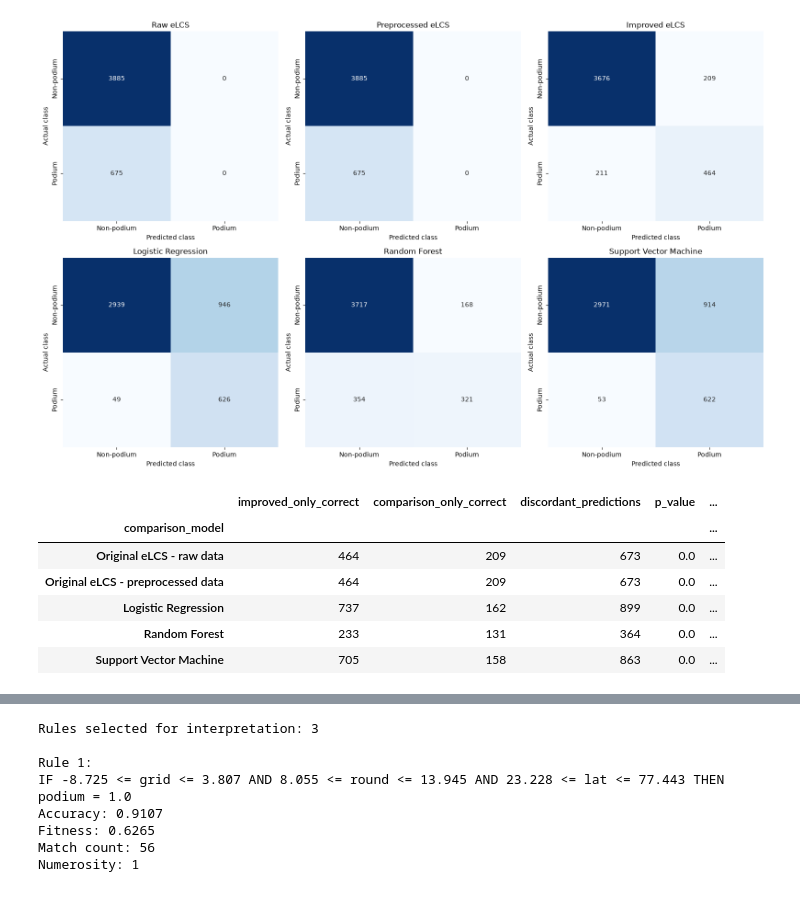
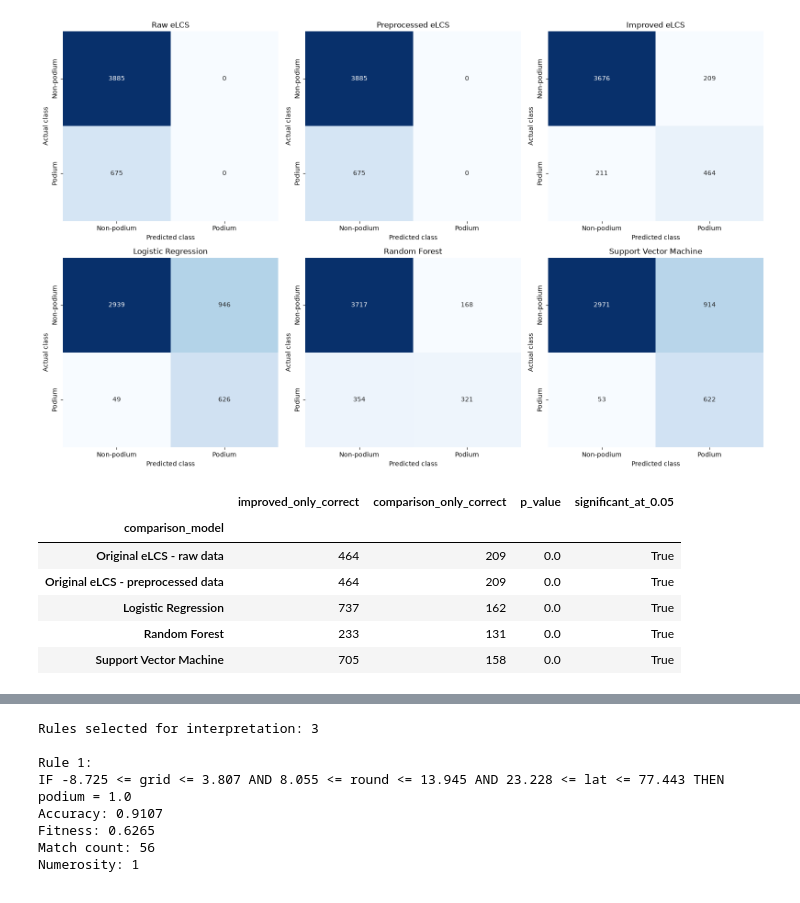
Before and after one commit to aarongoel22/Apex-Predictors-Phase-2, a Jupyter notebook: Apex_Predictors_Phase2_24257694.ipynb, the cells around one changed output, grey strips where cells are left out. Drawn from its saved outputs; the diff is of its cells as text; code cells hidden in the pictures.

```diff
--- a/Apex_Predictors_Phase2_24257694.ipynb
+++ b/Apex_Predictors_Phase2_24257694.ipynb
@@ -2611,49 +2224,43 @@ def exact_mcnemar_test(
     }
 # %%
-# Compare improved eLCS with every alternative system
-models_for_statistical_comparison = {
+# Compare improved eLCS with every alternative model
+comparison_predictions = {
     "Original eLCS - raw data":
         raw_elcs_predictions,
 
     "Original eLCS - preprocessed data":
         processed_elcs_predictions,
 
     **conventional_predictions
 }
 
-statistical_test_records = []
+mcnemar_records = []
 
-# Run one paired test for every comparison model
-for comparison_name, predictions in (
-    models_for_statistical_comparison.items()
+for model_name, predictions in (
+    comparison_predictions.items()
 ):
-    test_result = exact_mcnemar_test(
+    result = exact_mcnemar_test(
         y_true=y_improved_test,
         improved_predictions=improved_elcs_predictions,
         comparison_predictions=predictions
     )
 
-    test_result[
-        "comparison_model"
-    ] = comparison_name
+    result["comparison_model"] = model_name
+    mcnemar_records.append(result)
 
-    statistical_test_records.append(
-        test_result
-    )
-
-# Combine the results into one readable table
+# Combine the statistical results into one table
 mcnemar_results = (
-    pd.DataFrame(statistical_test_records)
+    pd.DataFrame(mcnemar_records)
     .set_index("comparison_model")
 )
 
 mcnemar_results.round(6)
 # %% [output]
-|  | improved_only_correct | comparison_only_correct | discordant_predictions | p_value | ... |
-| comparison_model |  |  |  |  | ... |
-| Original eLCS - raw data | 464 | 209 | 673 | 0.0 | ... |
-| Original eLCS - preprocessed data | 464 | 209 | 673 | 0.0 | ... |
-| Logistic Regression | 737 | 162 | 899 | 0.0 | ... |
-| Random Forest | 233 | 131 | 364 | 0.0 | ... |
-| Support Vector Machine | 705 | 158 | 863 | 0.0 | ... |
+|  | improved_only_correct | comparison_only_correct | p_value | significant_at_0.05 |
+| comparison_model |  |  |  |  |
+| Original eLCS - raw data | 464 | 209 | 0.0 | True |
+| Original eLCS - preprocessed data | 464 | 209 | 0.0 | True |
+| Logistic Regression | 737 | 162 | 0.0 | True |
+| Random Forest | 233 | 131 | 0.0 | True |
+| Support Vector Machine | 705 | 158 | 0.0 | True |
 # %%
```
Also changed, not shown: parts of 31 cells of this notebook.
